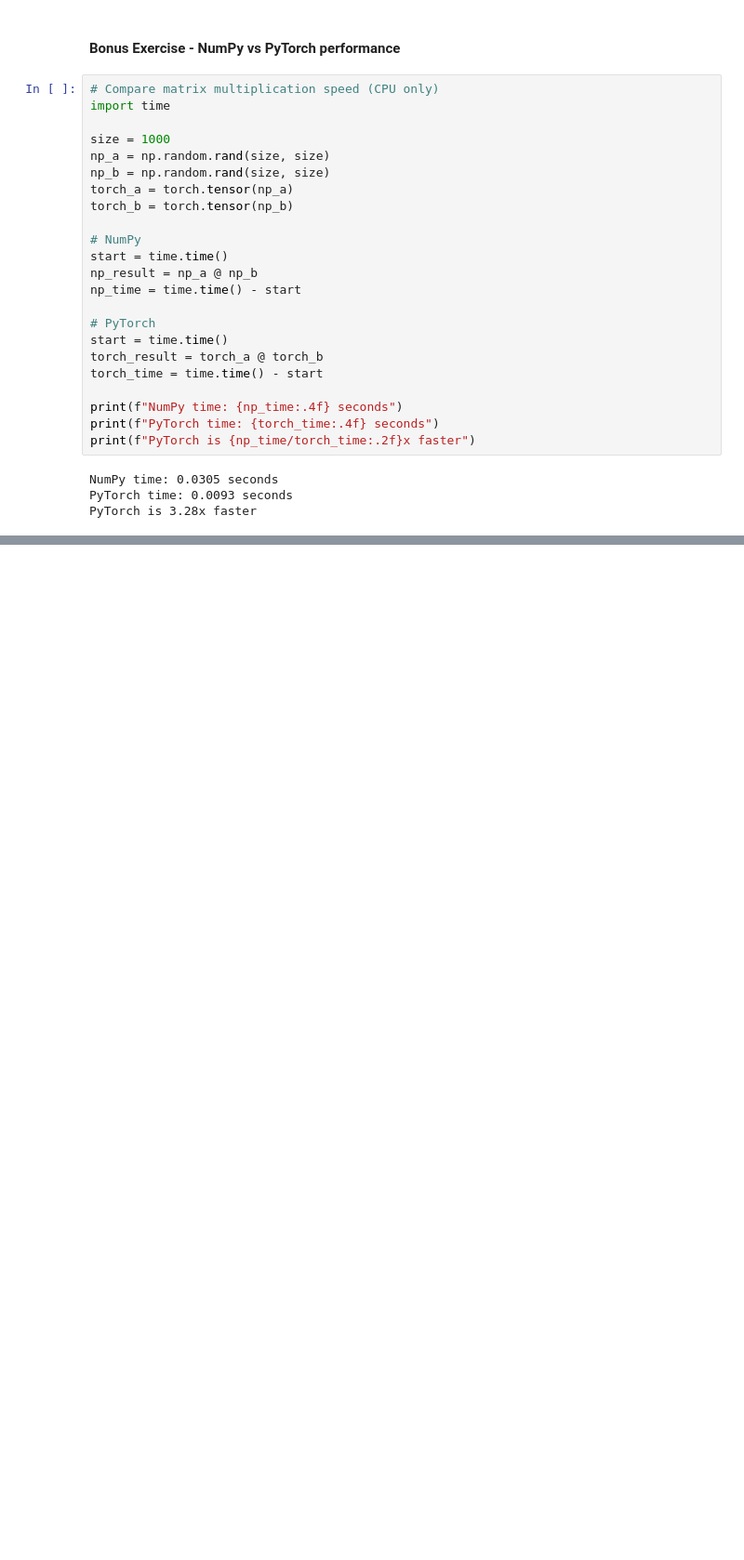
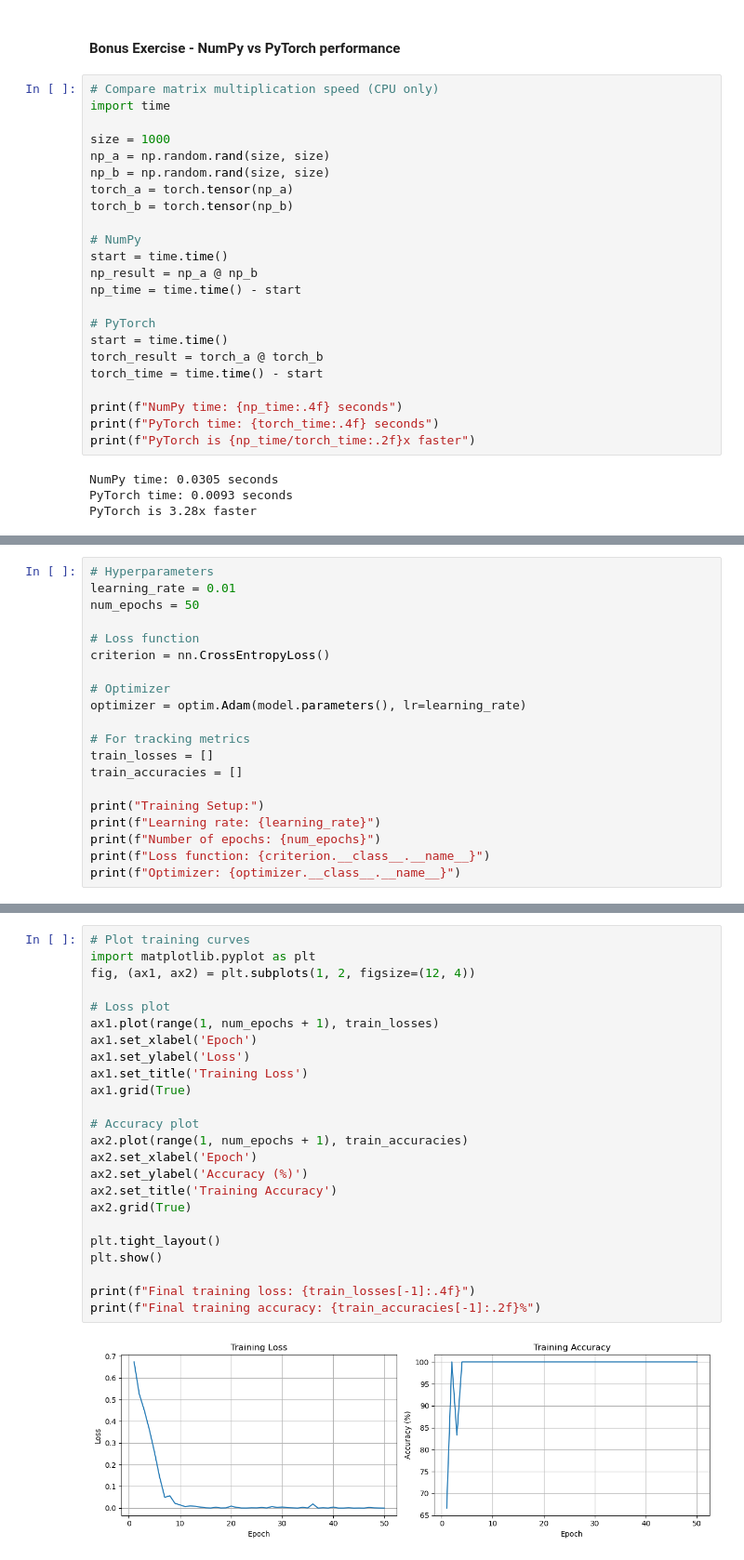
Before and after one commit to GGLAB-KU/ModernNLP-SS-2026-, a Jupyter notebook: session_01/setup.ipynb, the cells around one changed output, grey strips where cells are left out. Shown at 93% size. Saved outputs shown, nothing was run; the diff lists cells and outputs as text; blank space fills up the shorter version.

Commit message:
Setup notebook edited and readme file added.

```diff
--- a/session_01/setup.ipynb
+++ b/session_01/setup.ipynb
@@ -743,0 +1101,20 @@ PyTorch is 3.28x faster
+# %%
+# Hyperparameters
+learning_rate = 0.01
+num_epochs = 50
+
+# Loss function
+criterion = nn.CrossEntropyLoss()
+
+# Optimizer
+optimizer = optim.Adam(model.parameters(), lr=learning_rate)
+
+# For tracking metrics
+train_losses = []
+train_accuracies = []
+
+print("Training Setup:")
+print(f"Learning rate: {learning_rate}")
+print(f"Number of epochs: {num_epochs}")
+print(f"Loss function: {criterion.__class__.__name__}")
+print(f"Optimizer: {optimizer.__class__.__name__}")
@@ -743,0 +1211,26 @@ PyTorch is 3.28x faster
+# %%
+# Plot training curves
+import matplotlib.pyplot as plt
+fig, (ax1, ax2) = plt.subplots(1, 2, figsize=(12, 4))
+
+# Loss plot
+ax1.plot(range(1, num_epochs + 1), train_losses)
+ax1.set_xlabel('Epoch')
+ax1.set_ylabel('Loss')
+ax1.set_title('Training Loss')
+ax1.grid(True)
+
+# Accuracy plot
+ax2.plot(range(1, num_epochs + 1), train_accuracies)
+ax2.set_xlabel('Epoch')
+ax2.set_ylabel('Accuracy (%)')
+ax2.set_title('Training Accuracy')
+ax2.grid(True)
+
+plt.tight_layout()
+plt.show()
+
+print(f"Final training loss: {train_losses[-1]:.4f}")
+print(f"Final training accuracy: {train_accuracies[-1]:.2f}%")
+# %% [output]
+[figure, added]
```
Also changed, not shown: parts of 15 cells of this notebook, 1 other file.
